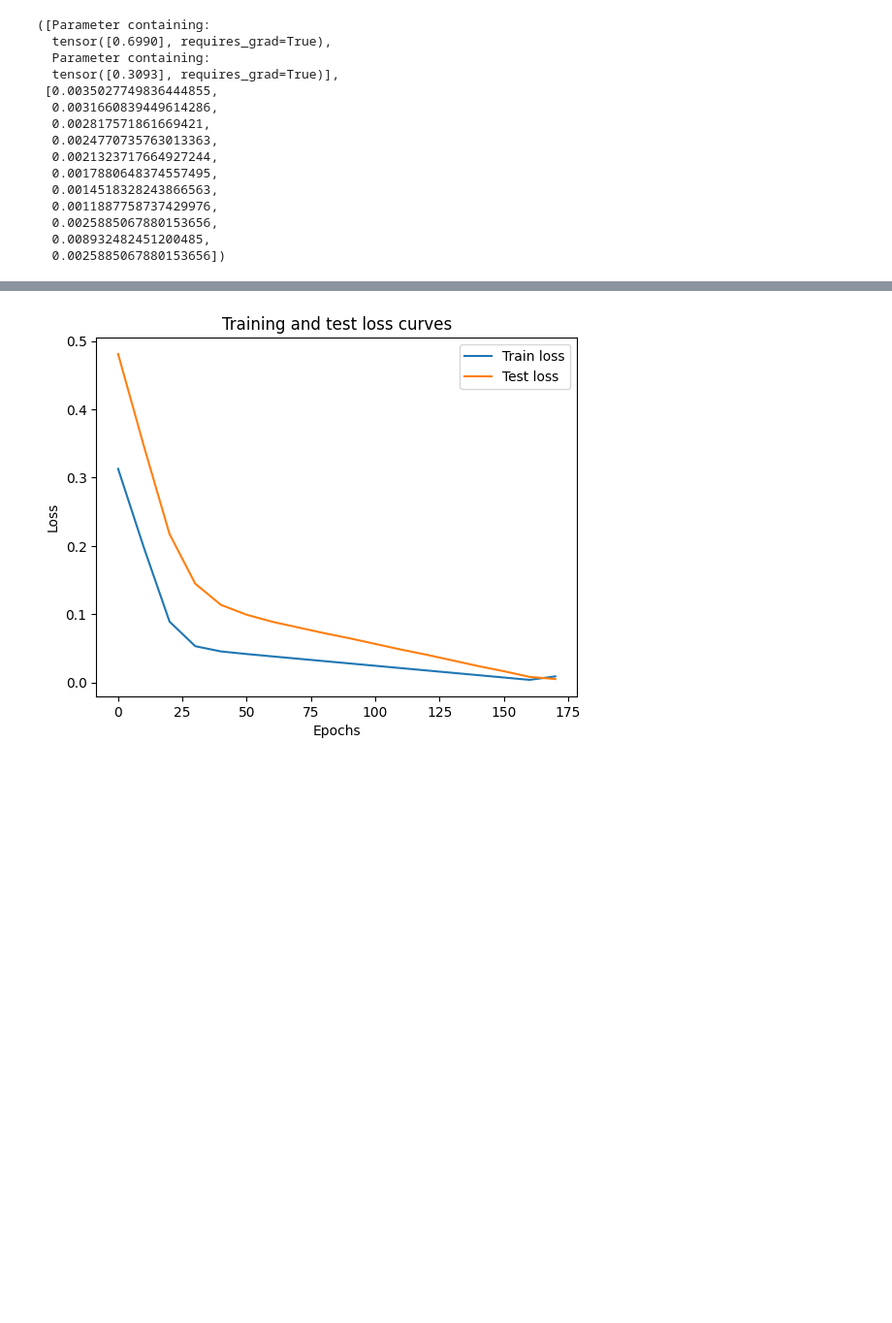
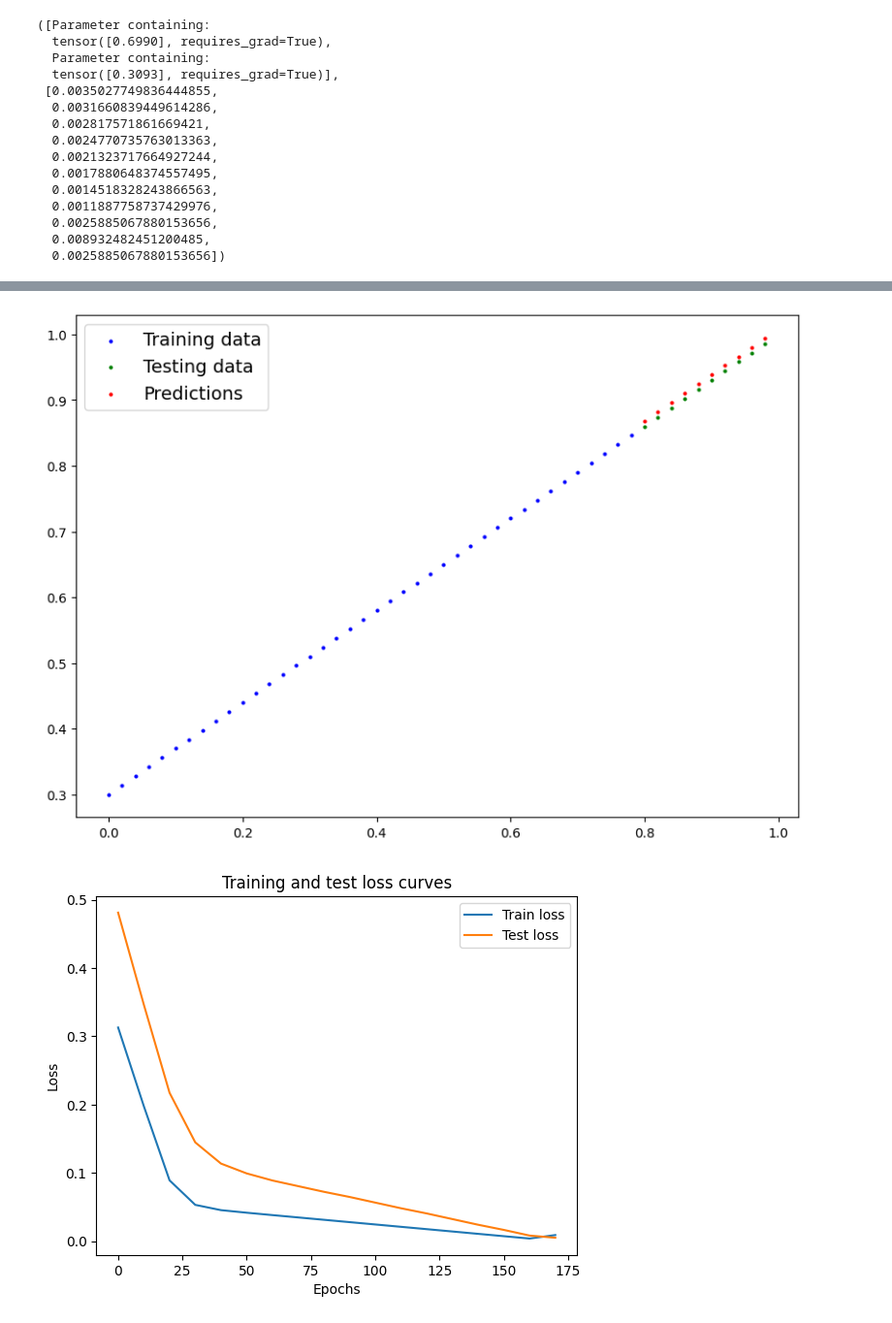
Before and after one commit to pkolenic/pytorch-video-learning, a Jupyter notebook: 01_pytorch_workflow.ipynb, the cells around one changed output, grey strips where cells are left out. Shown: that part at 97% size. Drawn from its saved outputs; the diff is of its cells as text; code cells hidden in the pictures; blank space fills up the shorter version.

```diff
--- a/01_pytorch_workflow.ipynb
+++ b/01_pytorch_workflow.ipynb
@@ -416,3 +424,7 @@ Epoch: 171 | MAE Train Loss: 0.0025885067880153656 | MAE Test Loss: 0.0084478911
   0.0025885067880153656,
   0.008932482451200485,
   0.0025885067880153656])
+# %%
+with torch.inference_mode():
+  y_preds_new = model_0(X_test)
+plot_predications(predictions=y_preds)
@@ -419,3 +433,7 @@ Epoch: 171 | MAE Train Loss: 0.0025885067880153656 | MAE Test Loss: 0.0084478911
+# %%
+plot_predications(predictions=y_preds_new)
+# %% [output]
+[figure, added]
 # %%
 # Plot the loss curves
 plt.plot(epoch_count, train_loss_values, label="Train loss")
```
Also changed, not shown: parts of 3 cells of this notebook.
